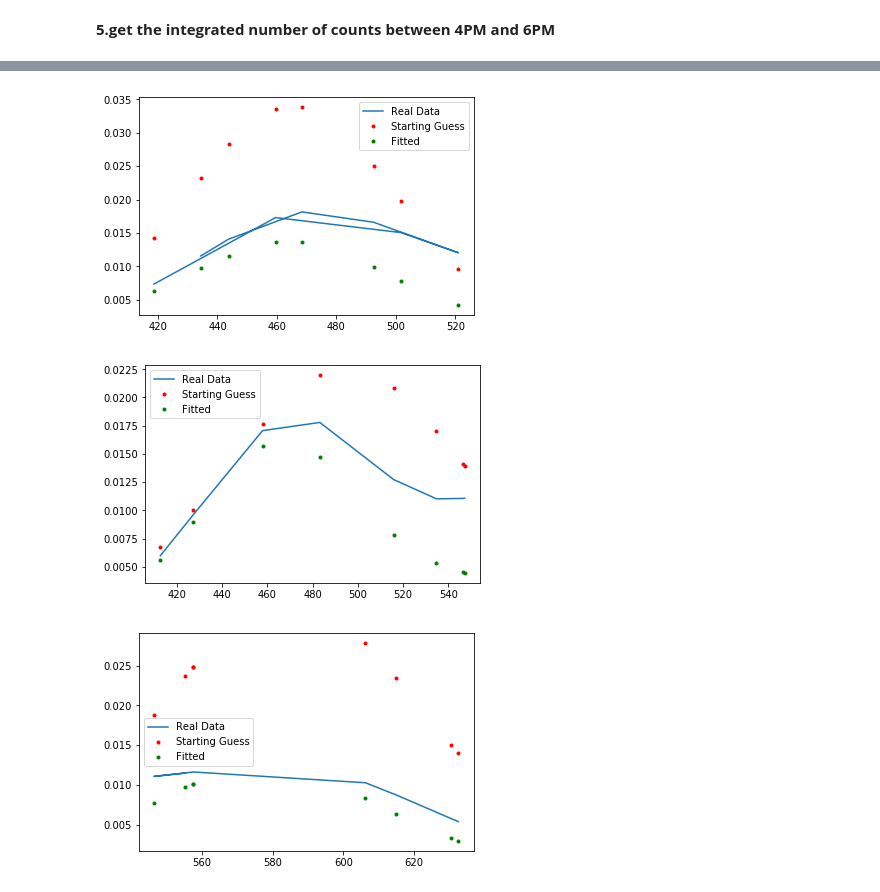
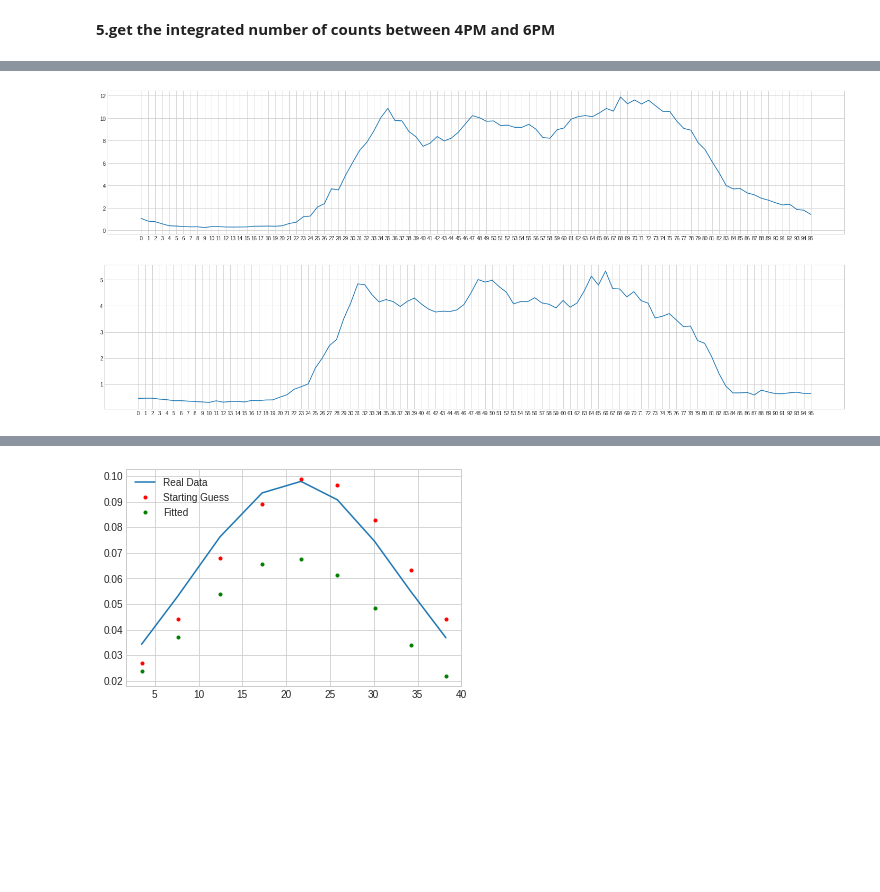
Before and after one commit to lanyu0322/phd_semester1, a Jupyter notebook: gaussian.ipynb, the cells around one changed output, grey strips where cells are left out. Drawn from its saved outputs; the diff is of its cells as text; code cells hidden in the pictures; blank space fills up the shorter version.

```diff
--- a/gaussian.ipynb
+++ b/gaussian.ipynb
@@ -248,13 +445,43 @@ counts = camera.drop(columns=["cam_id", "lat", "lon"]).iloc[0].values
+# %%
+counts = camera.drop(columns=["cam_id", "lat", "lon"]).iloc[10].values
+cols = camera.drop(columns=["cam_id", "lat", "lon"]).columns.values
+%matplotlib inline
+import matplotlib.pyplot as plt
+plt.style.use('seaborn-whitegrid')
+import numpy as np
+fig = plt.figure(figsize=(25, 5))
+ax = plt.axes()
+ax.plot(cols, counts);
+# %% [output]
+[figure, added]
+# %%
+counts = camera.drop(columns=["cam_id", "lat", "lon"]).iloc[20].values
+cols = camera.drop(columns=["cam_id", "lat", "lon"]).columns.values
+%matplotlib inline
+import matplotlib.pyplot as plt
+plt.style.use('seaborn-whitegrid')
+import numpy as np
+fig = plt.figure(figsize=(25, 5))
+ax = plt.axes()
+ax.plot(cols, counts);
+# %% [output]
+[figure, added]
 # %%
+######################################
+def integrate_time_series(camera, start_index, end_index):
+  result = []
+  j = 20
+  sum = 0
+  for i in range(start_index, end_index+1):
+    sum += camera.iat[j,i]
+    result.append(sum)
+  return result
 
-# eight_ten = integrate_time_series(camera, 35, 43) #integrated，list
-# eleven_thirteen = integrate_time_series(camera, 47, 55)
-# sisteen_eighteen = integrate_time_series(camera, 67, 75)
-# print(eight_ten)
-# print(eleven_thirteen)
-# print(sisteen_eighteen)
 
-######################################
+eight_ten = integrate_time_series(camera, 32, 40)
+eleven_thirteen = integrate_time_series(camera, 44, 52)
+sisteen_eighteen = integrate_time_series(camera, 64, 72)
+
 # Setting up test data
 def norm(x, mean, sd):
   norm = []
@@ -270,9 +497,7 @@ print(std1, std2, std3)
 
 y_real_1 = norm(eight_ten, mean1, std1) + norm(eight_ten, mean2, std2) + norm(eight_ten, mean3, std3)
 
-######################################
-# Solving
-m, dm, sd1, sd2, sd3 = [460, 5, 35, 35, 35]
+m, dm, sd1, sd2, sd3 = [21, 2, 12, 11, 13]
 p = [m, dm, sd1, sd2, sd3] # Initial guesses for leastsq https://blog.csdn.net/weixin_37203756/article/details/80550886
 
 def res(p, y, x):
@@ -293,32 +518,4 @@ plt.plot(eight_ten, y_init, 'r.', label='Starting Guess')
 plt.plot(eight_ten, y_est, 'g.', label='Fitted')
 plt.legend()
 plt.show()
-
-m, dm, sd1, sd2, sd3 = [490, 5, 53, 53, 53]
-p2 = [m, dm, sd1, sd2, sd3]
-
-y_real_2 = norm(eleven_thirteen, mean1, std1) + norm(eleven_thirteen, mean2, std2) + norm(eleven_thirteen, mean3, std3)
-y_init_2 = norm(eleven_thirteen, m, sd1) + norm(eleven_thirteen, m + dm, sd2) + norm(eleven_thirteen, m + dm + dm, sd3)# For final comparison plot
-plsq = leastsq(res, p2, args = (y_real_2, eleven_thirteen))
-y_est_2 = norm(eleven_thirteen, plsq[0][0], plsq[0][2]) + norm(eleven_thirteen, plsq[0][0] + plsq[0][1], plsq[0][3])
-
-plt.plot(eleven_thirteen, y_real_2, label='Real Data')
-plt.plot(eleven_thirteen, y_init_2, 'r.', label='Starting Guess')
-plt.plot(eleven_thirteen, y_est_2, 'g.', label='Fitted')
-plt.legend()
-plt.show()
-
-
-m, dm, sd1, sd2, sd3 = [580, 5, 36, 36, 36]
-p3 = [m, dm, sd1, sd2, sd3]
-y_real_3 = norm(sisteen_eighteen, mean1, std1) + norm(sisteen_eighteen, mean2, std2) + norm(sisteen_eighteen, mean3, std3)
-y_init_3 = norm(sisteen_eighteen, m, sd1) + norm(sisteen_eighteen, m + dm, sd2) + norm(sisteen_eighteen, m + dm + dm, sd3)# For final comparison plot
-plsq = leastsq(res, p3, args = (y_real_3, sisteen_eighteen))
-y_est_3 = norm(eleven_thirteen, plsq[0][0], plsq[0][2]) + norm(sisteen_eighteen, plsq[0][0] + plsq[0][1], plsq[0][3])
-
-plt.plot(sisteen_eighteen, y_real_3, label='Real Data')
-plt.plot(sisteen_eighteen, y_init_3, 'r.', label='Starting Guess')
-plt.plot(sisteen_eighteen, y_est_3, 'g.', label='Fitted')
-plt.legend()
-plt.show()
 # %% [output]
@@ -330,3 +524 @@ plt.show()
-[figure, old version]
+[figure, new version]
-[figure, removed]
-[figure, removed]
```
Also changed, not shown: parts of 29 cells of this notebook.
